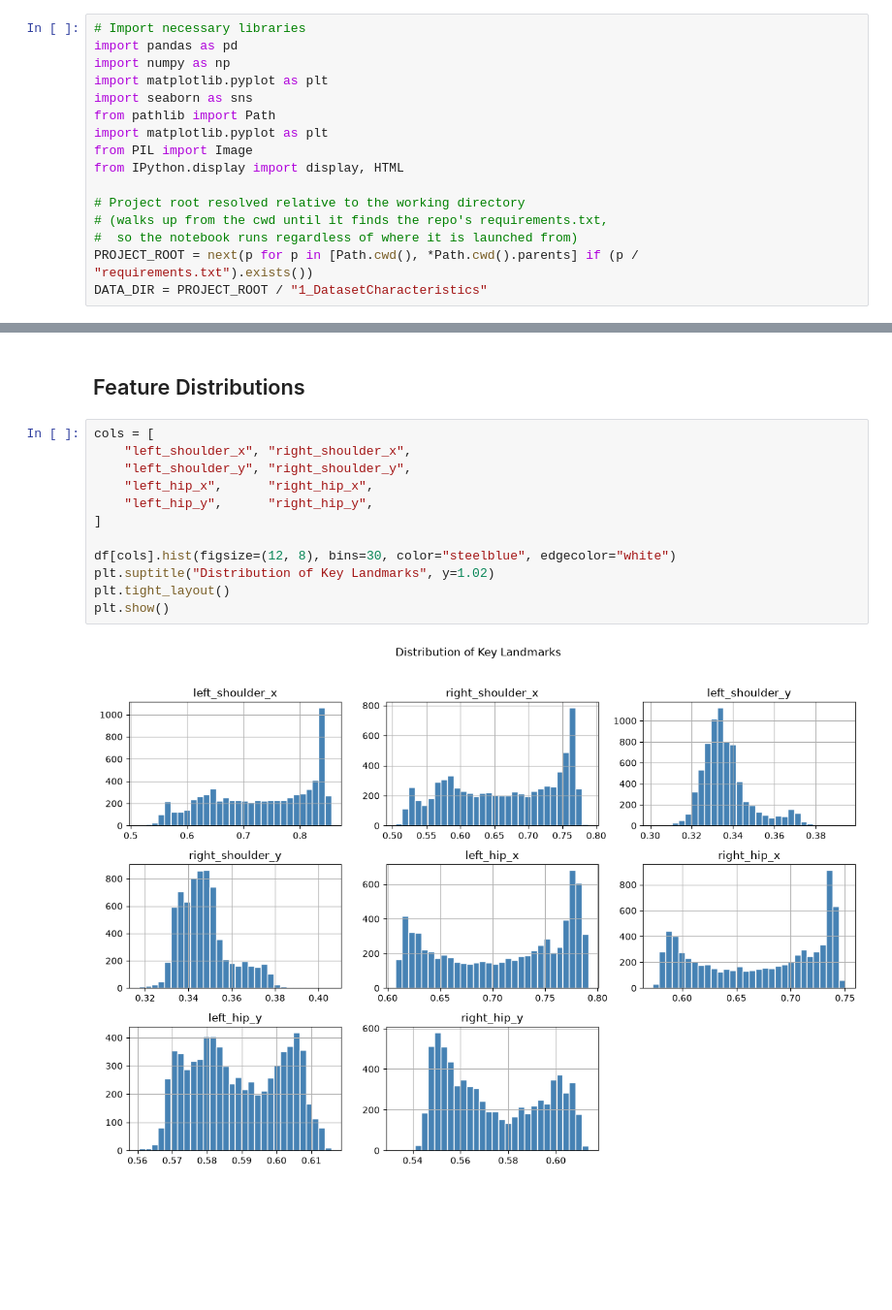
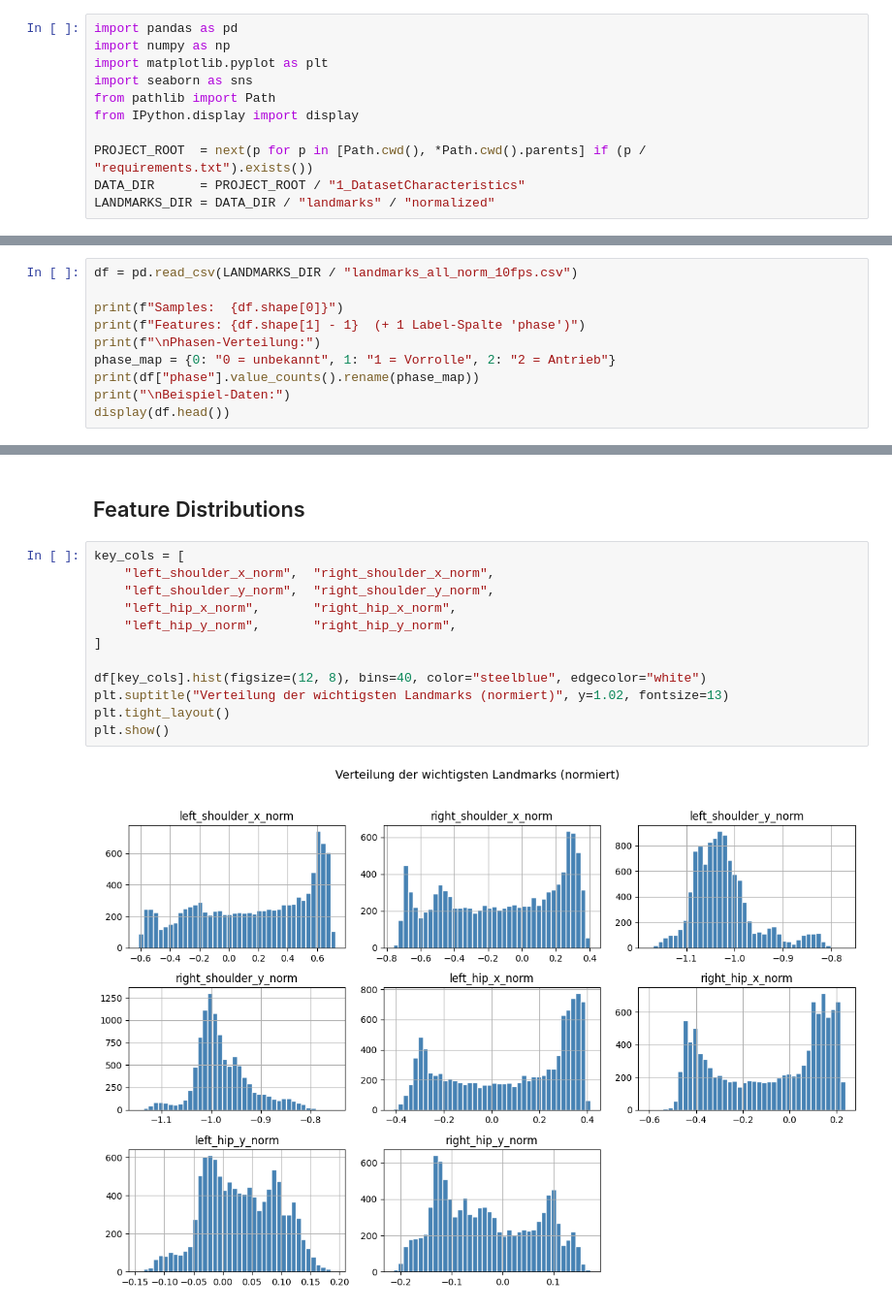
Before and after one commit to clarabri/ML-project, a Jupyter notebook: 1_DatasetCharacteristics/exploratory_data_analysis.ipynb, the cells around one changed output, grey strips where cells are left out. Shown at 97% size. Drawn from its saved outputs; the diff is of its cells as text; blank space fills up the shorter version.

```diff
--- a/1_DatasetCharacteristics/exploratory_data_analysis.ipynb
+++ b/1_DatasetCharacteristics/exploratory_data_analysis.ipynb
@@ -12,18 +11,13 @@
 # %%
-# Import necessary libraries
 import pandas as pd
 import numpy as np
 import matplotlib.pyplot as plt
 import seaborn as sns
 from pathlib import Path
-import matplotlib.pyplot as plt
-from PIL import Image
-from IPython.display import display, HTML
+from IPython.display import display
 
-# Project root resolved relative to the working directory
-# (walks up from the cwd until it finds the repo's requirements.txt,
-#  so the notebook runs regardless of where it is launched from)
-PROJECT_ROOT = next(p for p in [Path.cwd(), *Path.cwd().parents] if (p / "requirements.txt").exists())
-DATA_DIR = PROJECT_ROOT / "1_DatasetCharacteristics"
+PROJECT_ROOT  = next(p for p in [Path.cwd(), *Path.cwd().parents] if (p / "requirements.txt").exists())
+DATA_DIR      = PROJECT_ROOT / "1_DatasetCharacteristics"
+LANDMARKS_DIR = DATA_DIR / "landmarks" / "normalized"
 # %% [markdown]
 ## Dataset Overview
@@ -133,0 +87,10 @@ Total number of frames across all videos (after reduction to 10 fps): 7265
+# %%
+df = pd.read_csv(LANDMARKS_DIR / "landmarks_all_norm_10fps.csv")
+
+print(f"Samples:  {df.shape[0]}")
+print(f"Features: {df.shape[1] - 1}  (+ 1 Label-Spalte 'phase')")
+print(f"\nPhasen-Verteilung:")
+phase_map = {0: "0 = unbekannt", 1: "1 = Vorrolle", 2: "2 = Antrieb"}
+print(df["phase"].value_counts().rename(phase_map))
+print("\nBeispiel-Daten:")
+display(df.head())
@@ -138,16 +125,16 @@ Total number of frames across all videos (after reduction to 10 fps): 7265
 # %% [markdown]
 ## Feature Distributions
 # %%
-cols = [
-    "left_shoulder_x", "right_shoulder_x",
-    "left_shoulder_y", "right_shoulder_y",
-    "left_hip_x",      "right_hip_x",
-    "left_hip_y",      "right_hip_y",
+key_cols = [
+    "left_shoulder_x_norm",  "right_shoulder_x_norm",
+    "left_shoulder_y_norm",  "right_shoulder_y_norm",
+    "left_hip_x_norm",       "right_hip_x_norm",
+    "left_hip_y_norm",       "right_hip_y_norm",
 ]
 
-df[cols].hist(figsize=(12, 8), bins=30, color="steelblue", edgecolor="white")
-plt.suptitle("Distribution of Key Landmarks", y=1.02)
+df[key_cols].hist(figsize=(12, 8), bins=40, color="steelblue", edgecolor="white")
+plt.suptitle("Verteilung der wichtigsten Landmarks (normiert)", y=1.02, fontsize=13)
 plt.tight_layout()
 plt.show()
 # %% [output]
-[figure, old version]
+[figure, new version]
```
Also changed, not shown: parts of 30 cells of this notebook, 46 other files.
